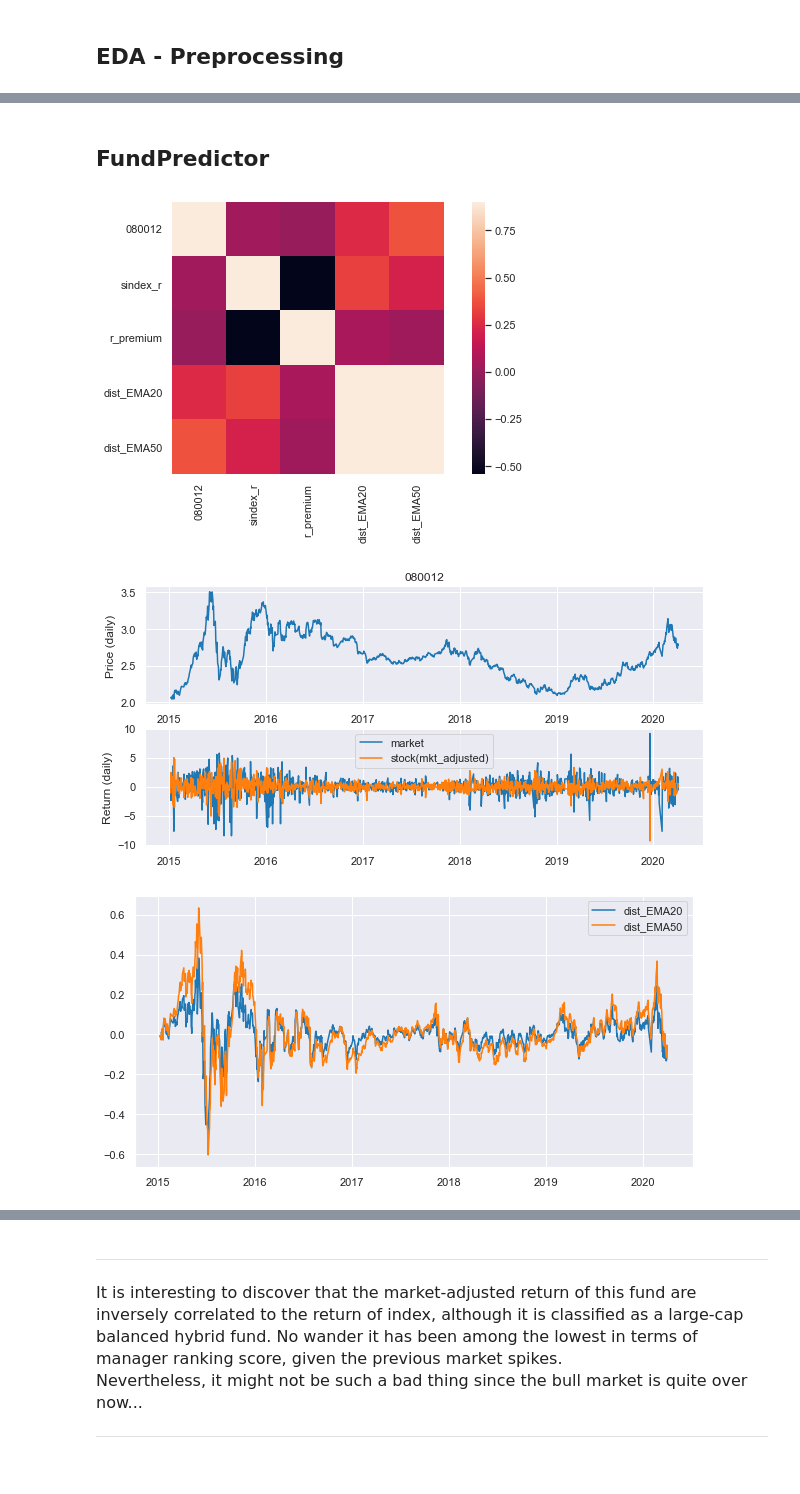
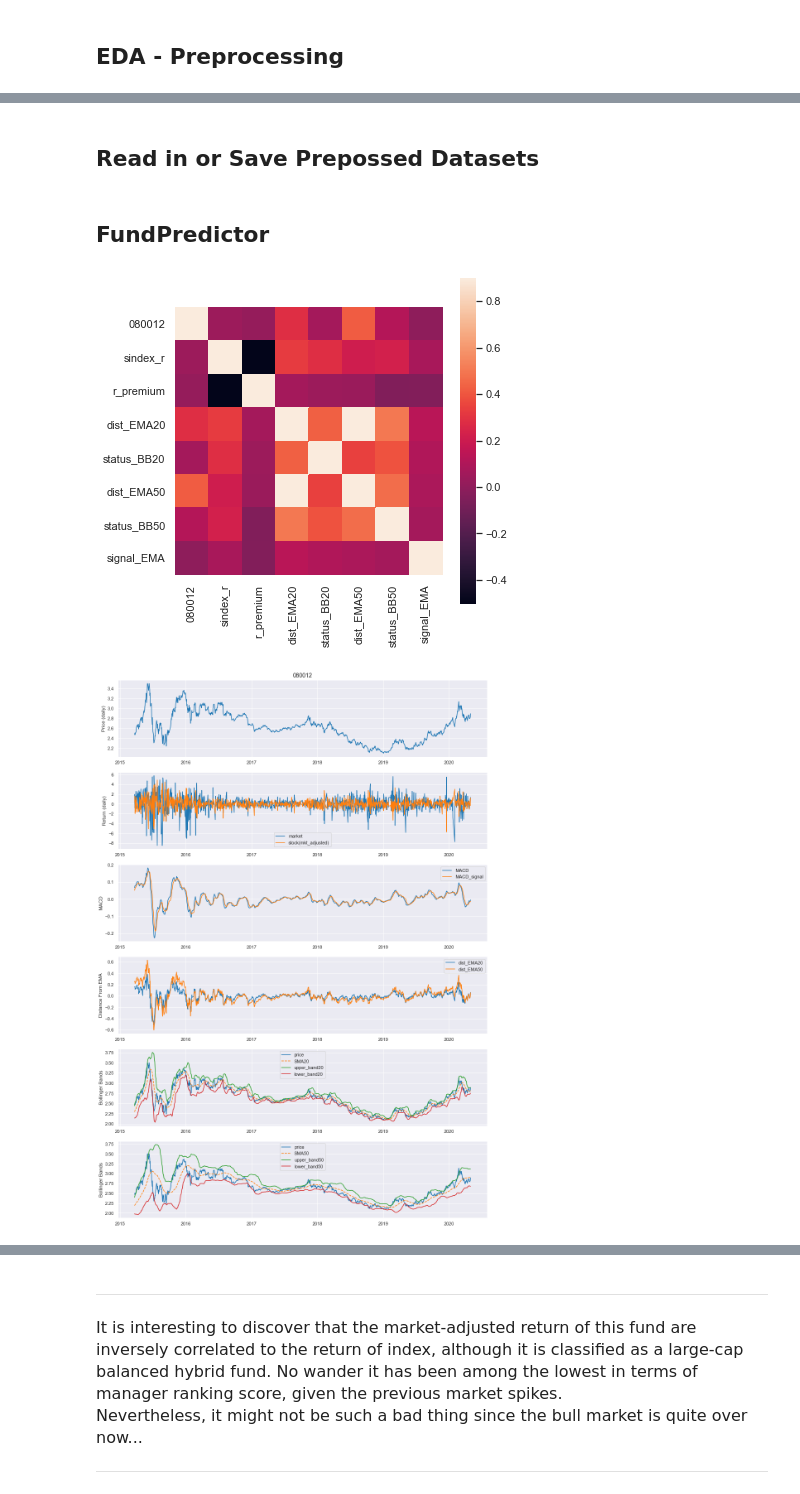
Before and after one commit to ZxZ7/ZFundPredictor, a Jupyter notebook: demo/ZFundDemo.ipynb, the cells around one changed output, grey strips where cells are left out. Drawn from its saved outputs; the diff is of its cells as text; code cells hidden in the pictures.

```diff
--- a/demo/ZFundDemo.ipynb
+++ b/demo/ZFundDemo.ipynb
@@ -32,2 +31,10 @@ from sklearn.multioutput import MultiOutputRegressor
+# %%
+import os
+os.chdir('./')
+
+from ZFundPredictor import FundPredictor
+from ZFundETL import FundETL
+
+ETL = FundETL()
 # %% [markdown]
 ## Getting data from MySQL
@@ -147,0 +77,3 @@ sindex
+# %%
+sindex = ETL.get_index()
+sindex
@@ -269,0 +98,5 @@ def get_funds(selected_tickers, stock_index, bond_index=None, show_results=True)
+# %%
+selected_tickers = ETL.ticker_filter()
+
+print('selected_tickers[0]:', selected_tickers[0])
+print('Number of selected tickers:', len(selected_tickers))
@@ -270,4 +111,4 @@ def get_funds(selected_tickers, stock_index, bond_index=None, show_results=True)
 # %%
-funds = get_funds(selected_tickers, sindex['sindex_r'], show_results=True)
+funds = ETL.get_funds(selected_tickers, sindex['sindex_r'])
 funds.tail()
 # %% [output]
@@ -428,0 +155,2 @@ industry_summary
+# %% [markdown]
+## Read in or Save Prepossed Datasets
@@ -439,8 +163,8 @@ from ZFundPredictor import FundPredictor
 # %%
 predictor = FundPredictor(funds)
-predictor.draw_histories(randt, ema=[20,50])
+randticker = predictor.get_randticker()
+predictor.get_features(randticker, log_form=True, ma=[20,50], show_graph=True)
 # %% [output]
-[figure, old version]
+[figure, new version]
-[figure, old version]
+[figure, new version]
-[figure, removed]
 # %%
```
Also changed, not shown: parts of 23 cells of this notebook, 2 other files.
